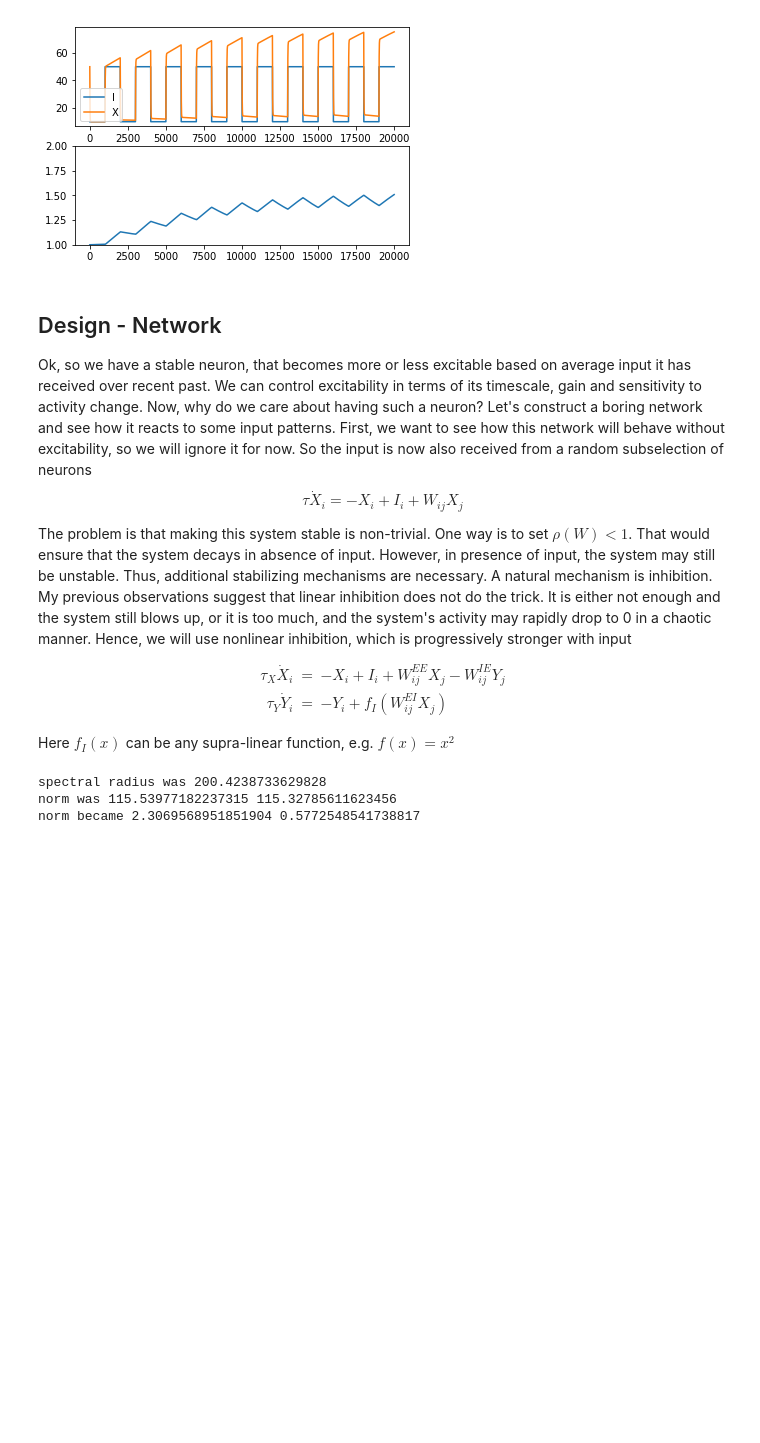
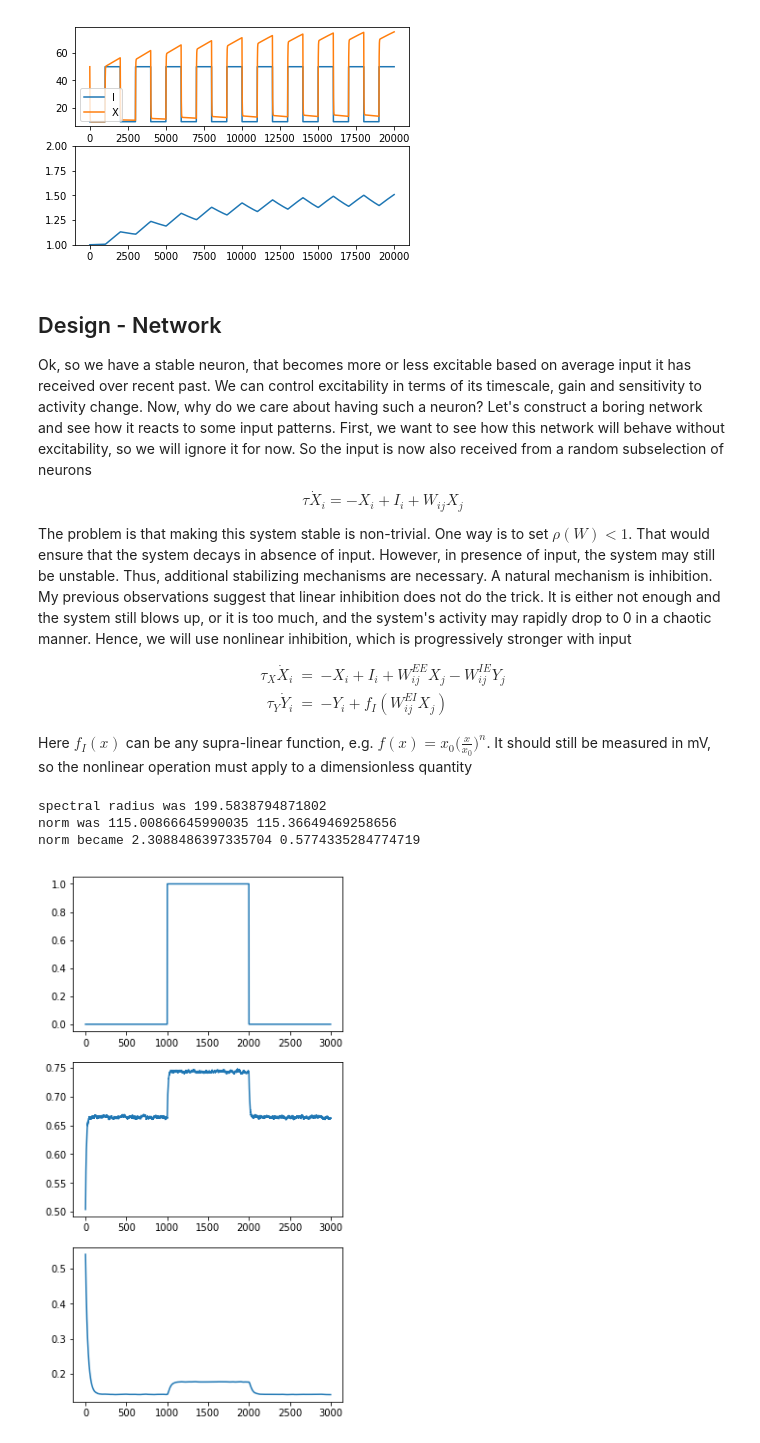
Before and after one commit to aleksejs-fomins/memory-hippo-ca3, a Jupyter notebook: self-contained/excitatory-ip/test1.ipynb, the cells around one changed output. Cells and saved outputs as stored; diff of their text form; code cells hidden in the pictures; blank space fills up the shorter version.

```diff
--- a/self-contained/excitatory-ip/test1.ipynb
+++ b/self-contained/excitatory-ip/test1.ipynb
@@ -92,14 +106,14 @@ $$
 \end{eqnarray}
 $$
 
-Here $f_I(x)$ can be any supra-linear function, e.g. $f(x) = x^2$
+Here $f_I(x)$ can be any supra-linear function, e.g. $f(x) = x_0 \bigl( \frac{x}{x_0} \bigr)^n$. It should still be measured in mV, so the nonlinear operation must apply to a dimensionless quantity
 # %%
-def nonlinY(X):
-    return X**2
+def nonlinY(X, p):
+    return X**2 / p['I_max']
 
 def RHS_XY(X, Y, I, p):
-    rhs_X = -X + I + p['W_EE'].dot(X) - p['W_IE'].dot(Y)
-    rhs_Y = -Y + nonlinY(p['W_EI'].dot(X))
+    rhs_X = (-X + sig(I + p['W_EE'].dot(X) - p['W_IE'].dot(Y))) / p['tau_X']
+    rhs_Y = (-Y + nonlinY(p['W_EI'].dot(X), p))  / p['tau_Y']
     return rhs_X, rhs_Y
 
 
@@ -108,11 +122,11 @@ p = {
     'NX'    : 400,      # Number of excitatory neurons
     'NY'    : 100,      # Number of excitatory neurons
     'tau_X' : 10.0,     # ms, EXC neuronal timescale
-    'tau_Y' : 10.0,     # ms, INH neuronal timescale
+    'tau_Y' : 30.0,     # ms, INH neuronal timescale
     'I_min' : 10.0,     # mV, min input
     'I_max' : 50.0,     # mV, max input
     'dt'    : 0.1,      # ms, discretization time
-    'T'     : 20000.0,  # ms, simulation time
+    'T'     : 3000.0,  # ms, simulation time
     'T_Inp' : 1000.0    # ms, frequency of input change
 }
 
@@ -132,45 +146,52 @@ print('spectral radius was', RHO_EE)
 print('norm was', np.linalg.norm(p['W_EI']), np.linalg.norm(p['W_IE']))
 
 for i in range(p['NX']):
     p['W_EI'][:, i] /= np.sum(p['W_EI'][:, i])
 
 for i in range(p['NY']):
     p['W_IE'][:, i] /= np.sum(p['W_IE'][:, i])
 
 print('norm became', np.linalg.norm(p['W_EI']), np.linalg.norm(p['W_IE']))
 
 ###################
 # Input
 ###################
 
 t_arr = np.arange(0, p['T'], p['dt'])
-I_arr = p['I_min'] + (p['I_max'] - p['I_min']) * ((t_arr / p['T_Inp']).astype(int) % 2 == 1).astype(float)
+I_arr = ((t_arr / p['T_Inp']).astype(int) % 2 == 1).astype(float)
+
+I_template = np.zeros(p['NINP'])
+I_template[:10, :10] = 1.0
+
+I_arr_img = p['I_min'] + (p['I_max'] - p['I_min']) * np.outer(I_arr, I_template.flatten())
+I_arr_img += np.random.normal(0, p['I_max']/2, I_arr_img.shape)
 
 
 ###################
 # Simulate
 ###################
 
 N_STEP = t_arr.shape[0]
-X_arr = np.zeros(N_STEP)
-E_arr = np.zeros(N_STEP)
-X_arr[0] = p['X_mu']
-E_arr[0] = 1.0
+X_arr = np.zeros((N_STEP, p['NX']))
+Y_arr = np.zeros((N_STEP, p['NY']))
+X_arr[0] = np.random.uniform(0, 1, p['NX'])
+Y_arr[0] = np.random.uniform(0, 1, p['NY'])
 
 for i in range(1, N_STEP):
-    VX, VE = RHS_XE(X_arr[i-1], E_arr[i-1], I_arr[i-1], p)
+    VX, VY = RHS_XY(X_arr[i-1], Y_arr[i-1], I_arr_img[i-1], p)
     X_arr[i] = X_arr[i-1] + VX * p['dt']
-    E_arr[i] = E_arr[i-1] + VE * p['dt']
+    Y_arr[i] = Y_arr[i-1] + VY * p['dt']
 
+X_nrm = np.mean(X_arr, axis=1)
+Y_nrm = np.mean(Y_arr, axis=1)
 
-fig,ax = plt.subplots(nrows=2)
+fig,ax = plt.subplots(nrows=3, figsize=(5, 10))
 ax[0].plot(t_arr, I_arr, label='I')
-ax[0].plot(t_arr, X_arr, label='X')
-ax[0].legend()
-ax[1].plot(t_arr, E_arr, label='E')
-ax[1].set_ylim(1.0, p['g_E'])
+ax[1].plot(t_arr, X_nrm, label='X')
+ax[2].plot(t_arr, Y_nrm, label='Y')
 plt.show()
 # %% [output]
-spectral radius was 200.4238733629828
-norm was 115.53977182237315 115.32785611623456
-norm became 2.3069568951851904 0.5772548541738817
+spectral radius was 199.5838794871802
+norm was 115.00866645990035 115.36649469258656
+norm became 2.3088486397335704 0.5774335284774719
+[figure, added]
```
Also changed, not shown: parts of 8 cells of this notebook, 1 other file.
